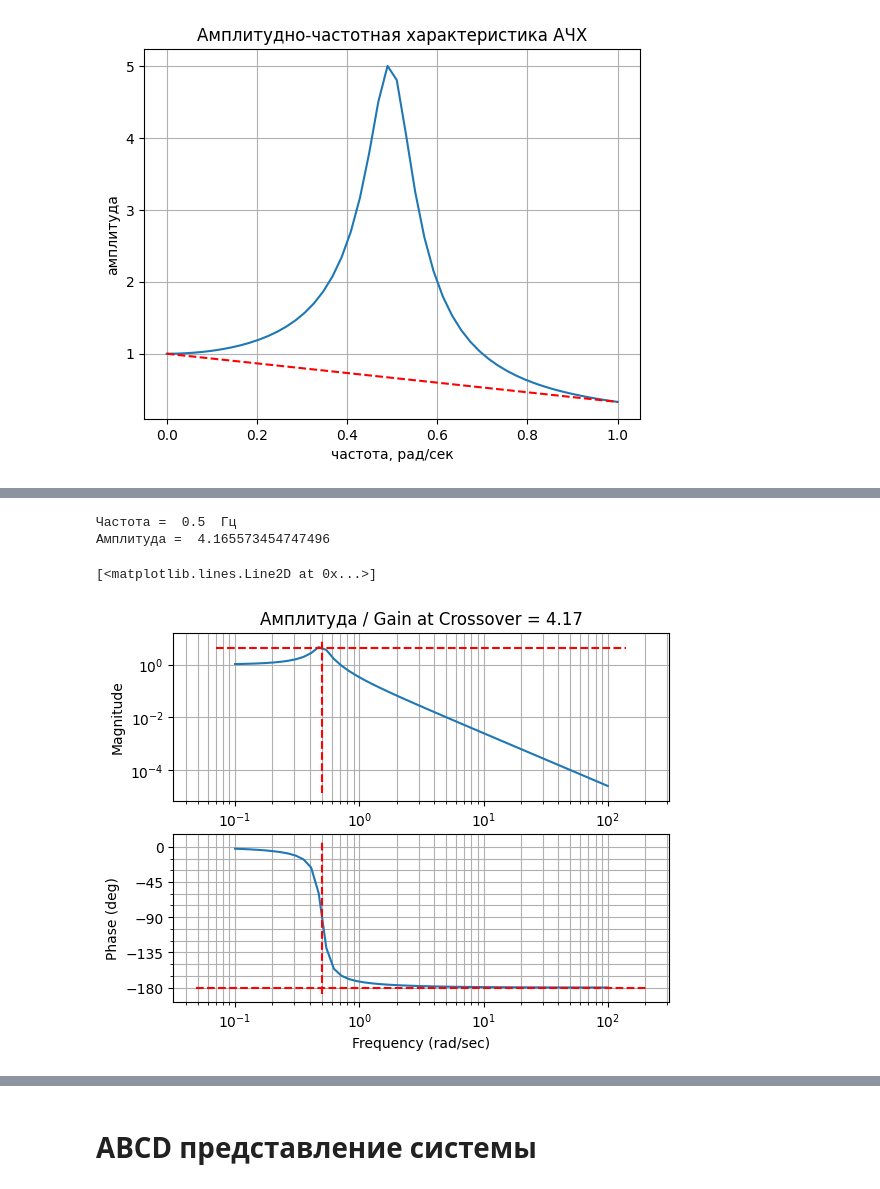
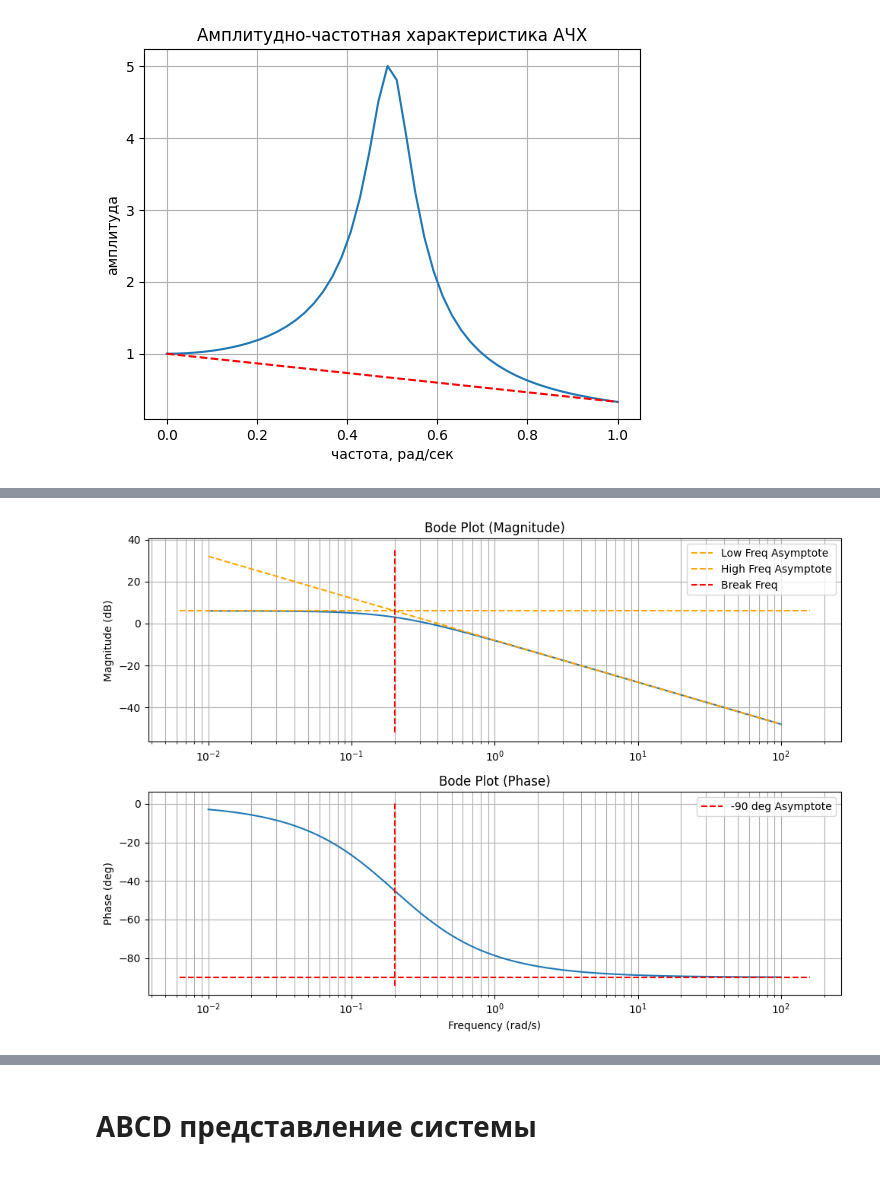
Before and after one commit to TAUforPython/BaseControlTheory, a Jupyter notebook: базовые_инструменты_ТАУ.ipynb, the cells around one changed output, grey strips where cells are left out. Saved outputs shown, nothing was run; the diff lists cells and outputs as text; code cells hidden in the pictures.

```diff
--- a/базовые_инструменты_ТАУ.ipynb
+++ b/базовые_инструменты_ТАУ.ipynb
@@ -499,28 +459,50 @@ mag, phase, omega = control.bode_plot(W, dB = True, Hz = False)
-# %%
-# строим ЛАХ и определяем точку пересечения на уровне -180
-mag,phase,omega = control.bode(W, np.logspace(-1,2));
-
-# определяем точку пересечения на заданной частоте
-wc = np.interp(-180.0*np.pi/180,np.flipud(phase),np.flipud(omega))
-# определяем значение амплитуды на выбранной частоте
-wc = 1/T
-Kcu = np.interp(wc,omega,mag)
-
-print('Частота = ', wc, ' Гц')
-print('Амплитуда = ', Kcu)
-
-ax1,ax2 = plt.gcf().axes     # get subplot axes
-
-plt.sca(ax1)                 # magnitude plot
-plt.plot(plt.xlim(),[Kcu,Kcu],'r--')
-plt.plot([wc,wc],plt.ylim(),'r--')
-plt.title("Амплитуда / Gain at Crossover = {0:.3g}".format(Kcu))
-
-plt.sca(ax2)                 # phase plot
-plt.plot(plt.xlim(),[-180,-180],'r--')
-plt.plot([wc,wc],plt.ylim(),'r--')
-# %% [output]
-Частота =  0.5  Гц
-Амплитуда =  4.165573454747496
-[<matplotlib.lines.Line2D at 0x...>]
-[figure, removed]
+# %%
+K = 2
+T = 5
+tf_aperiod = control.tf(K, [T, 1])
+
+# Define omega values explicitly
+omega_values = np.logspace(-2, 2, 500) # Example range from 0.01 to 100 rad/s
+
+# Get frequency response data using control.frequency_response
+response = control.frequency_response(tf_aperiod, omega_values)
+
+mag = response.magnitude
+phase = response.phase
+omega = response.omega
+
+fig, (ax1, ax2) = plt.subplots(2, 1, figsize=(10, 7)) # Create two subplots for magnitude and phase
+
+# Plot Magnitude (Bode) in dB
+ax1.semilogx(omega, 20 * np.log10(mag))
+ax1.set_ylabel('Magnitude (dB)')
+ax1.set_title('Bode Plot (Magnitude)')
+ax1.grid(True, which="both", ls="-")
+
+# Plot Phase (Bode) in degrees
+ax2.semilogx(omega, phase * 180 / np.pi) # Convert phase to degrees
+ax2.set_xlabel('Frequency (rad/s)')
+ax2.set_ylabel('Phase (deg)')
+ax2.set_title('Bode Plot (Phase)')
+ax2.grid(True, which="both", ls="-")
+
+plt.tight_layout() # Adjust layout to prevent overlapping titles/labels
+
+# Add the asymptotes to the magnitude plot (ax1)
+# Low frequency asymptote: 20*log10(K)
+ax1.plot(ax1.get_xlim(), [20*np.log10(K), 20*np.log10(K)], '--', color = 'orange', label='Low Freq Asymptote')
+# High frequency asymptote: 20*log10(K) - 20*log10(T*omega)
+high_freq_asymptote = 20*np.log10(K) - 20*np.log10(T * omega)
+ax1.plot(omega, high_freq_asymptote, '--', color = 'orange', label='High Freq Asymptote')
+ax1.plot([1/T, 1/T], ax1.get_ylim(),'r--', label='Break Freq') # Break frequency
+
+
+# Add the asymptotes to the phase plot (ax2)
+ax2.plot(ax2.get_xlim(), [-90,-90],'r--', label='-90 deg Asymptote') # Phase asymptotes for 1st order system
+ax2.plot([1/T, 1/T], ax2.get_ylim(),'r--') # Break frequency
+
+ax1.legend()
+ax2.legend()
+plt.show()
+# %% [output]
+[figure, added]
```
Also changed, not shown: parts of 42 cells of this notebook.
